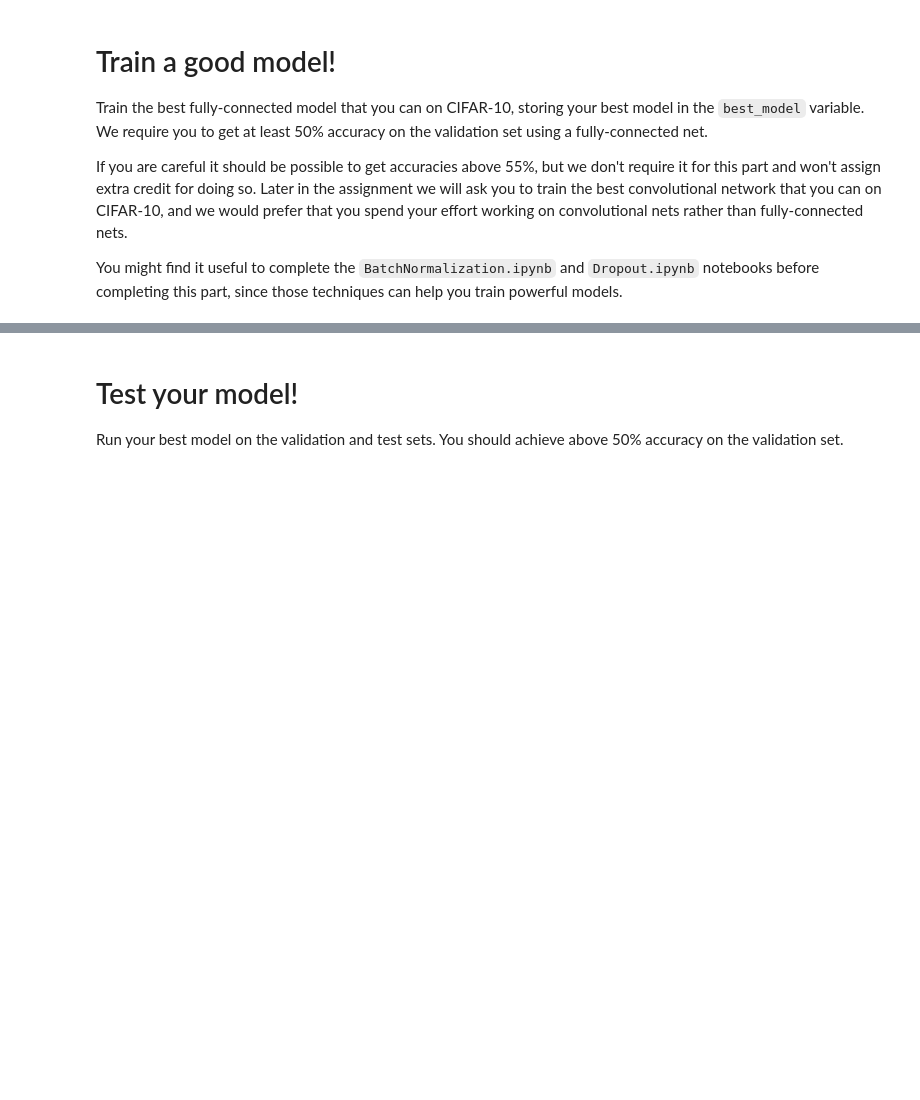
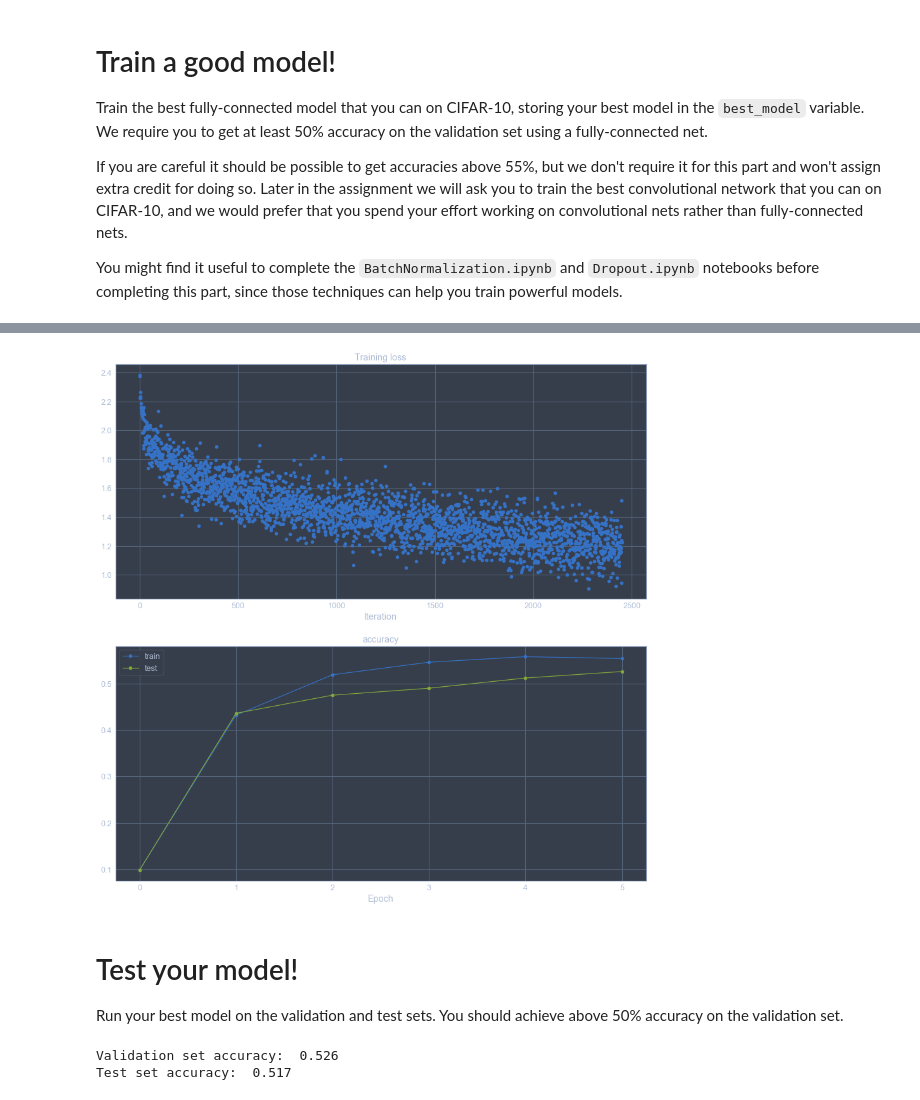
Before and after one commit to silencial/CNN, a Jupyter notebook: assignment2/FullyConnectedNets.ipynb, the cells around one changed output, grey strips where cells are left out. Drawn from its saved outputs; the diff is of its cells as text; code cells hidden in the pictures; blank space fills up the shorter version.

```diff
--- a/assignment2/FullyConnectedNets.ipynb
+++ b/assignment2/FullyConnectedNets.ipynb
@@ -648,9 +825,39 @@ best_model = None
 ################################################################################
 # *****START OF YOUR CODE (DO NOT DELETE/MODIFY THIS LINE)*****
 
-pass
+model = FullyConnectedNet([100, 100, 100, 100, 100], dropout=1,
+                        normalization='layernorm', reg=0,
+                        weight_scale=5e-2
+                        )
+
+solver = Solver(model, data,
+                num_epochs=5, batch_size=100,
+                update_rule='adam',
+                optim_config={
+                  'learning_rate': 5e-3
+                },
+                lr_decay = 0.9,
+                verbose=True)
+solver.train()
+best_model = model
+
+plt.subplot(2, 1, 1)
+plt.plot(solver.loss_history, 'o')
+plt.title('Training loss')
+plt.xlabel('Iteration')
+
+plt.subplot(2, 1, 2)
+plt.plot(solver.train_acc_history, '-o', label='train')
+plt.plot(solver.val_acc_history, '-o', label='test')
+plt.title('accuracy')
+plt.xlabel('Epoch')
+plt.legend()
+
+plt.gcf().set_size_inches(15, 15)
+plt.show()
 
 # *****END OF YOUR CODE (DO NOT DELETE/MODIFY THIS LINE)*****
 ################################################################################
 #                              END OF YOUR CODE                                #
 ################################################################################
+# %% [output]
@@ -657,3 +881,4 @@ pass
+[figure, added]
 # %% [markdown]
 # Test your model!
 Run your best model on the validation and test sets. You should achieve above 50% accuracy on the validation set.
@@ -662,3 +887,6 @@ y_test_pred = np.argmax(best_model.loss(data['X_test']), axis=1)
 y_val_pred = np.argmax(best_model.loss(data['X_val']), axis=1)
 print('Validation set accuracy: ', (y_val_pred == data['y_val']).mean())
 print('Test set accuracy: ', (y_test_pred == data['y_test']).mean())
+# %% [output]
+Validation set accuracy:  0.526
+Test set accuracy:  0.517
```
Also changed, not shown: parts of 22 cells of this notebook, 5 other files.
